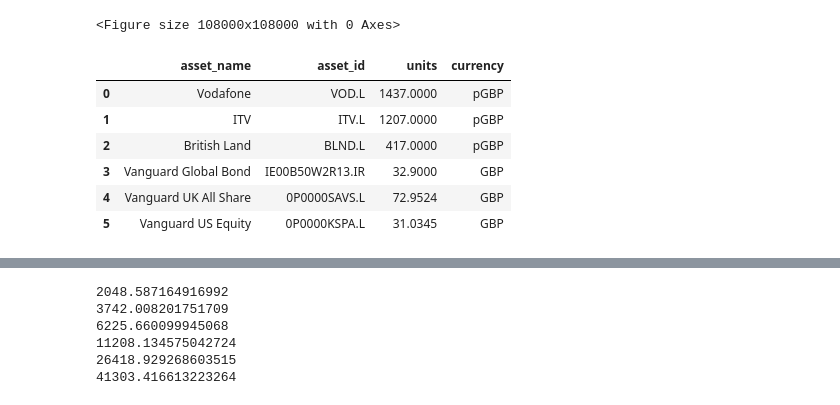
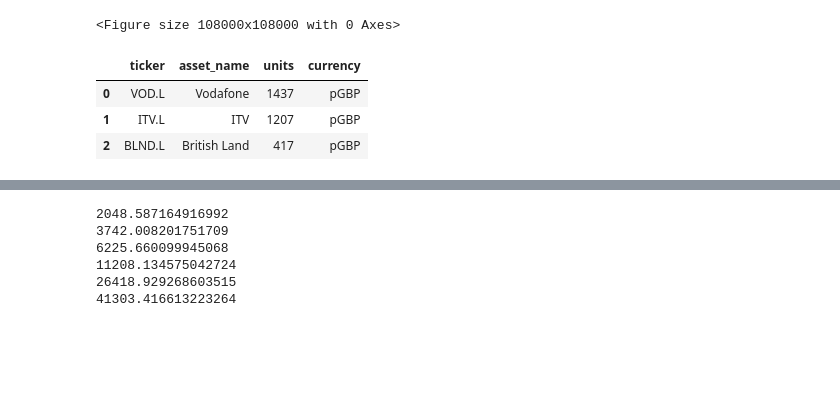
Before and after one commit to ninjananjo/Portfolio-Advisor, a Jupyter notebook: Portfolio Advisor.ipynb, the cells around one changed output, grey strips where cells are left out. Saved outputs shown, nothing was run; the diff lists cells and outputs as text; code cells hidden in the pictures; blank space fills up the shorter version.

```diff
--- a/Portfolio Advisor.ipynb
+++ b/Portfolio Advisor.ipynb
@@ -120,18 +130,21 @@ plt.show()
 <Figure size 108000x108000 with 0 Axes>
 # %%
 #my portfolio
-dict_portfolio ={"asset_name": ["Vodafone","ITV", "British Land", "Vanguard Global Bond","Vanguard UK All Share", "Vanguard US Equity"],
-                       "asset_id": ["VOD.L","ITV.L", "BLND.L", "IE00B50W2R13.IR", "0P0000SAVS.L", "0P0000KSPA.L"],
-                       "units": [1437,1207, 417, 32.9, 72.9524, 31.0345],
-                       "currency" : ["pGBP","pGBP","pGBP","GBP","GBP","GBP"]}
+
+dict_portfolio ={"ticker": ["VOD.L","ITV.L", "BLND.L"],
+                 "asset_name": ["Vodafone","ITV", "British Land"],
+                 "units": [1437,1207, 417],
+                 "currency" : ["pGBP","pGBP","pGBP"]}
+
+#dict_portfolio ={"ticker": ["VOD.L","ITV.L", "BLND.L", "IE00B50W2R13.IR", "0P0000SAVS.L", "0P0000KSPA.L"],
+#                 "asset_name": ["Vodafone","ITV", "British Land", "Vanguard Global Bond","Vanguard UK All Share", "Vanguard US Equity"],
+#                 "units": [1437,1207, 417, 32.9, 72.9524, 31.0345],
+#                 "currency" : ["pGBP","pGBP","pGBP","GBP","GBP","GBP"]}
 
 df_portfolio = pd.DataFrame.from_dict(dict_portfolio)
 df_portfolio
 # %% [output]
-|  | asset_name | asset_id | units | currency |
-| 0 | Vodafone | VOD.L | 1437.0000 | pGBP |
-| 1 | ITV | ITV.L | 1207.0000 | pGBP |
-| 2 | British Land | BLND.L | 417.0000 | pGBP |
-| 3 | Vanguard Global Bond | IE00B50W2R13.IR | 32.9000 | GBP |
-| 4 | Vanguard UK All Share | 0P0000SAVS.L | 72.9524 | GBP |
-| 5 | Vanguard US Equity | 0P0000KSPA.L | 31.0345 | GBP |
+|  | ticker | asset_name | units | currency |
+| 0 | VOD.L | Vodafone | 1437 | pGBP |
+| 1 | ITV.L | ITV | 1207 | pGBP |
+| 2 | BLND.L | British Land | 417 | pGBP |
```
Also changed, not shown: parts of 8 cells of this notebook.
